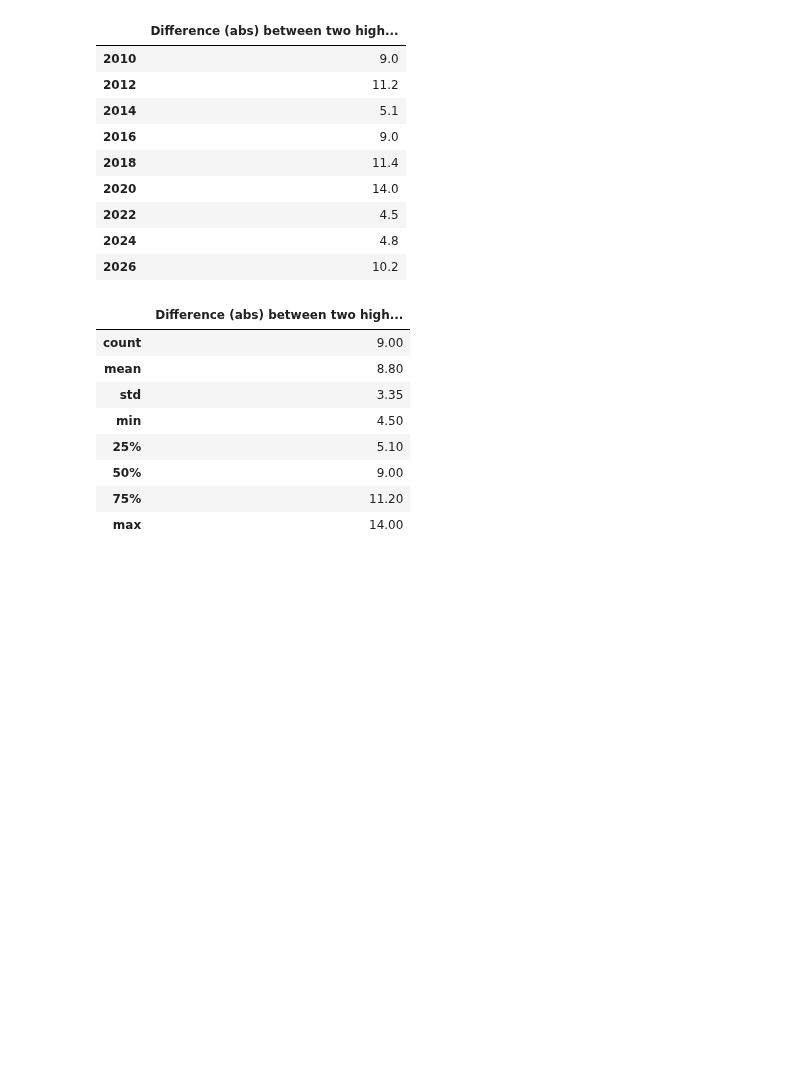
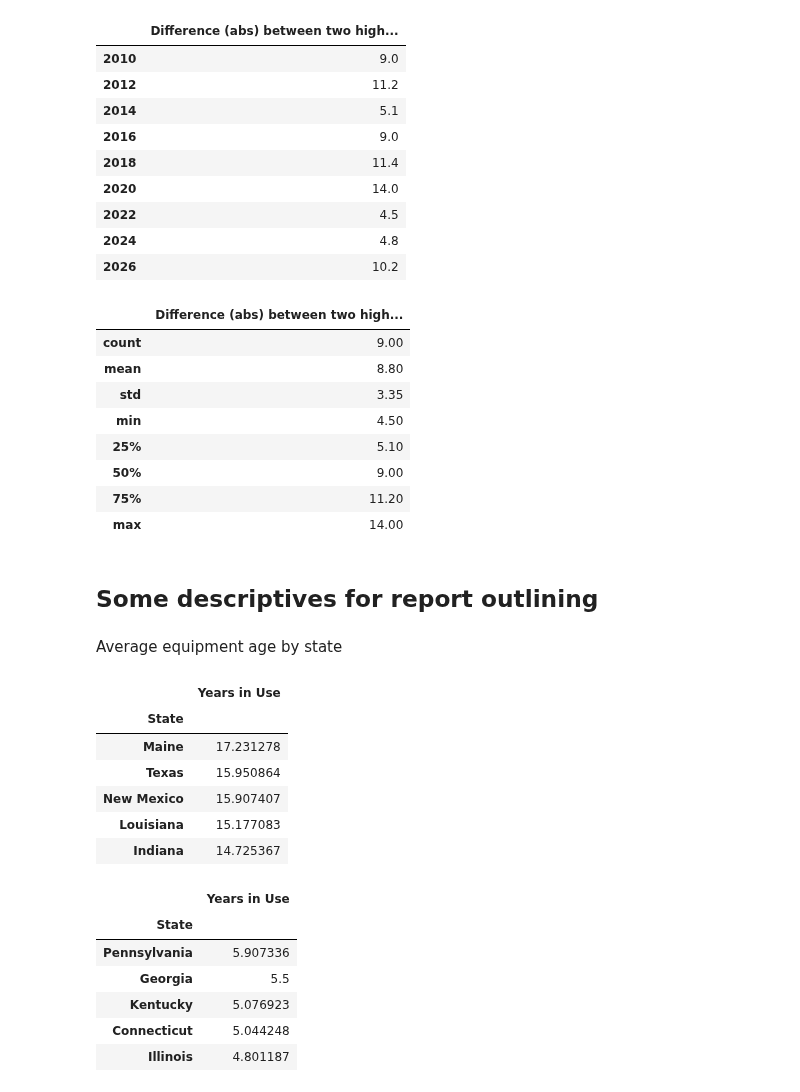
Before and after one commit to Bipartisan-Policy-Center/voting-equipment, a Jupyter notebook: analysis.ipynb, the cells around one changed output. Cells and saved outputs as stored; diff of their text form; code cells hidden in the pictures; blank space fills up the shorter version.

```diff
--- a/analysis.ipynb
+++ b/analysis.ipynb
@@ -396,3 +422,29 @@ peak_diffs_df.describe()
 # was curious why peak seemed to stay the same 2006 - 2008
 # voting_df[voting_df["Year"]=="2006"]["Years in Use"].describe()
 # voting_df[voting_df["Year"]=="2008"]["Years in Use"].describe()
+# %% [markdown]
+## Some descriptives for report outlining
+# %% [markdown]
+Average equipment age by state
+# %%
+voting_df_26 = voting_df[voting_df["Year"]==2026]
+# %%
+state_eq_len = pd.DataFrame(voting_df_26.groupby(["State"])["Years in Use"].mean())
+state_eq_len.sort_values(["Years in Use"],inplace=True,ascending=False)
+display(state_eq_len.head(5))
+display(state_eq_len.tail(5))
+# %% [output]
+|  | Years in Use |
+| State |  |
+| Maine | 17.231278 |
+| Texas | 15.950864 |
+| New Mexico | 15.907407 |
+| Louisiana | 15.177083 |
+| Indiana | 14.725367 |
+|  | Years in Use |
+| State |  |
+| Pennsylvania | 5.907336 |
+| Georgia | 5.5 |
+| Kentucky | 5.076923 |
+| Connecticut | 5.044248 |
+| Illinois | 4.801187 |
```
Also changed, not shown: parts of 11 cells of this notebook, 12 other files.
